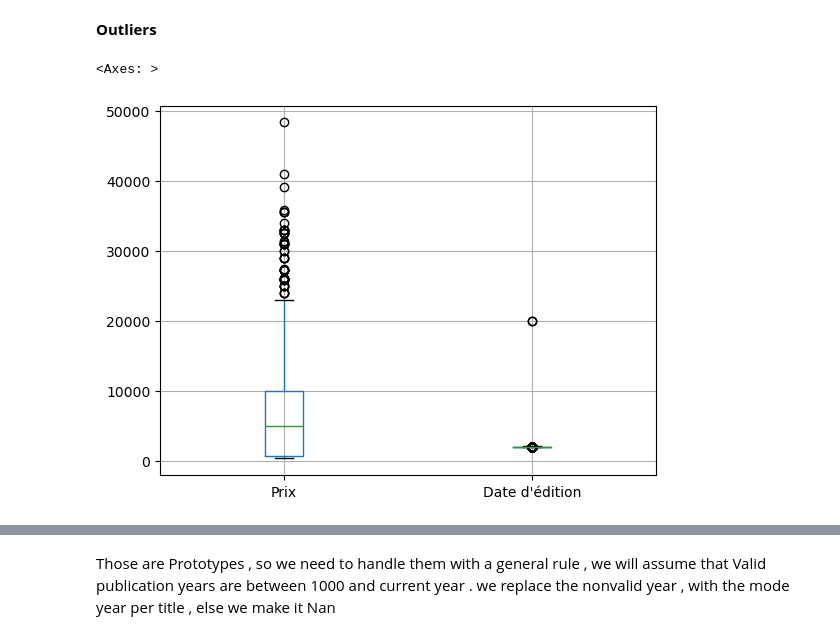
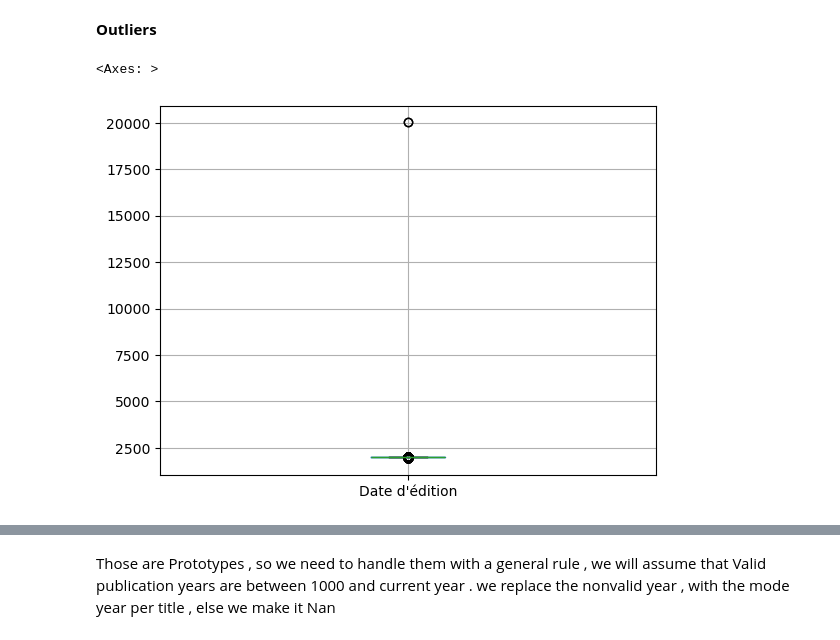
Before and after one commit to TI1307/DM_Project, a Jupyter notebook: notebooks/cleaning.ipynb, the cells around one changed output, grey strips where cells are left out. Saved outputs shown, nothing was run; the diff lists cells and outputs as text; code cells hidden in the pictures.

```diff
--- a/notebooks/cleaning.ipynb
+++ b/notebooks/cleaning.ipynb
@@ -52,3 +48,15 @@ BORROWINGS =BORROWINGS_REAL.copy()
+# %%
+LIBRARY_INVENTORY =LIBRARY_INVENTORY_REAL.copy()
+LIBRARY_CATALOGUE =LIBRARY_CATALOGUE_REAL.copy()
+BORROWINGS =BORROWINGS_REAL.copy()
+# Remove extra spaces in column names
+BORROWINGS.columns = BORROWINGS.columns.str.strip()
+LIBRARY_INVENTORY.columns = LIBRARY_INVENTORY.columns.str.strip()
+LIBRARY_CATALOGUE.columns = LIBRARY_CATALOGUE.columns.str.strip()
+# Convert to string, strip spaces, and uppercase
+BORROWINGS['Cote'] = BORROWINGS['Cote'].astype(str).str.strip().str.upper()
+LIBRARY_CATALOGUE['Cote'] = LIBRARY_CATALOGUE['Cote'].astype(str).str.strip().str.upper()
+LIBRARY_INVENTORY['Cote'] = LIBRARY_INVENTORY['Cote'].astype(str).str.strip().str.upper()
 # %% [markdown]
 ## **Cleaning Functions**
 # %% [markdown]
@@ -273,8 +284,9 @@ LIBRARY_INVENTORY = LIBRARY_INVENTORY.loc[:, (LIBRARY_INVENTORY.isnull().sum() /
 **Outliers**
 # %%
 
+
 LIBRARY_INVENTORY["Date d'édition"] = pd.to_numeric(LIBRARY_INVENTORY["Date d'édition"], errors="coerce")
-LIBRARY_INVENTORY.boxplot(column=["Prix","Date d'édition"])
+LIBRARY_INVENTORY.boxplot(column=["Date d'édition"])
 # %% [output]
 <Axes: >
-[figure, old version]
+[figure, new version]
```
Also changed, not shown: parts of 25 cells of this notebook.
